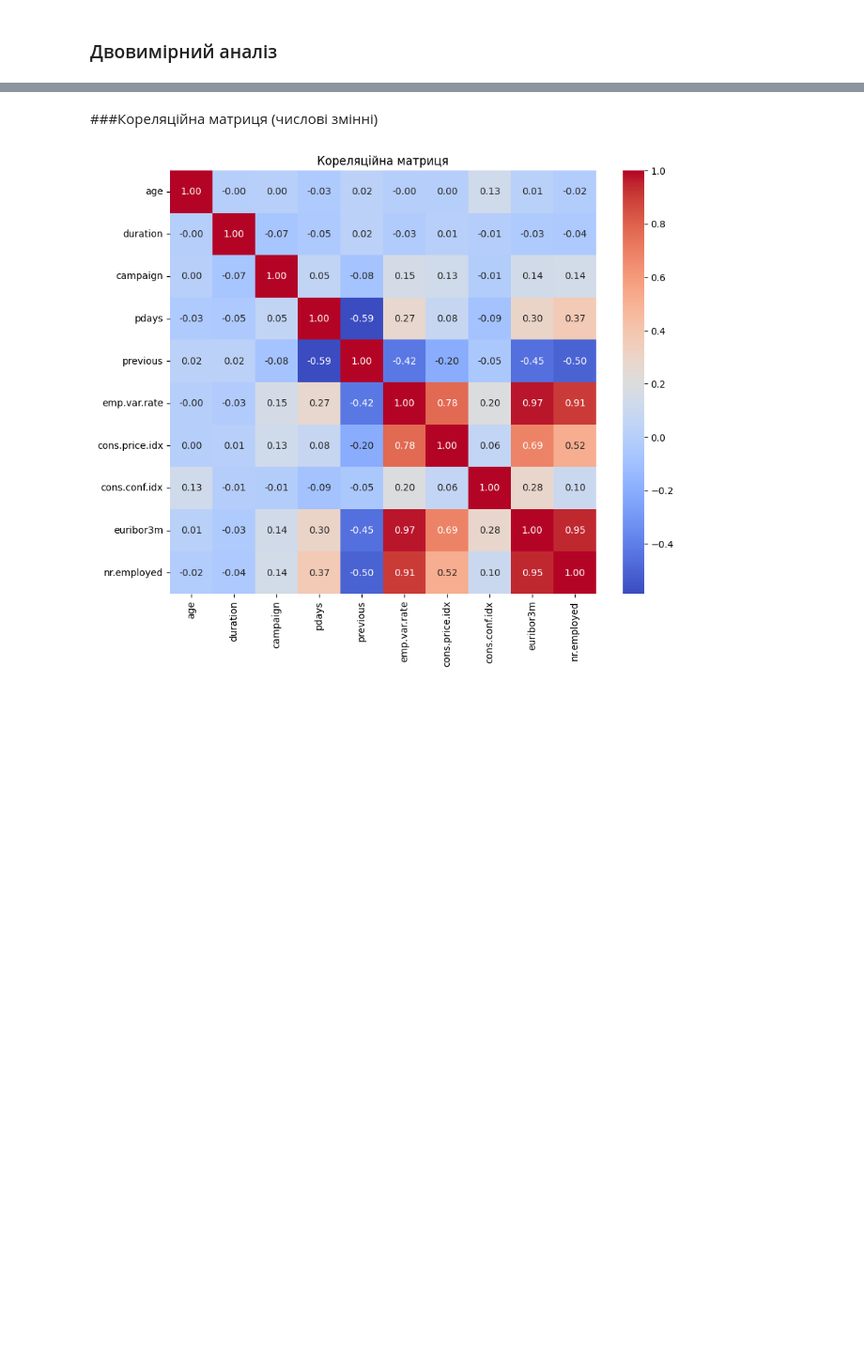
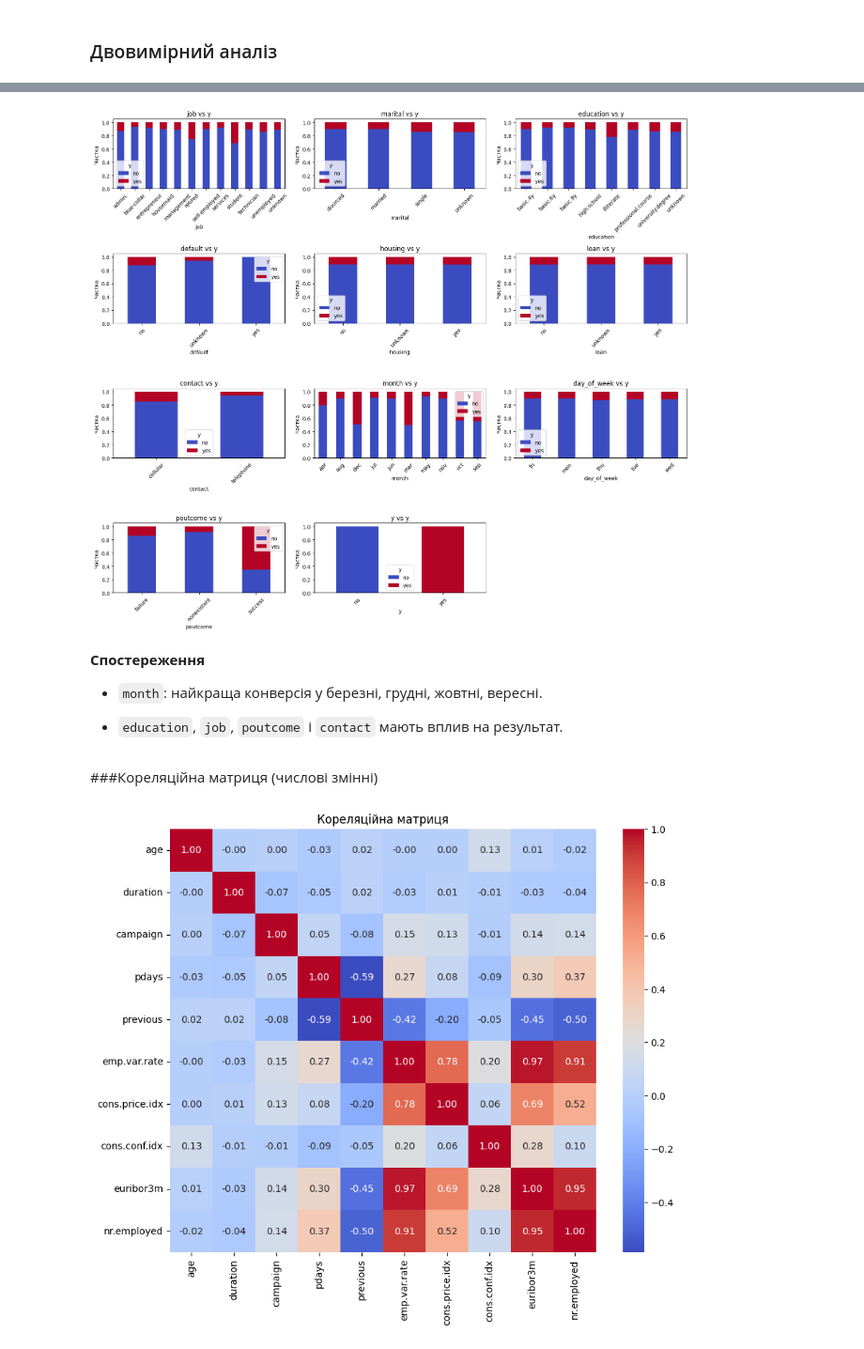
Before and after one commit to veapasichnyk/Deposit-forecasting, a Jupyter notebook: Mid_term_Project.ipynb, the cells around one changed output, grey strips where cells are left out. Shown at 94% size. Cells and saved outputs as stored; diff of their text form; code cells hidden in the pictures; blank space fills up the shorter version.

```diff
--- a/Mid_term_Project.ipynb
+++ b/Mid_term_Project.ipynb
@@ -339,3 +350,36 @@ for col in cat_cols:
+# %%
+# Двовимірний: категоріальні змінні vs y
+# Розміри сітки
+n_cols = 3
+n_rows = int(np.ceil(len(cat_cols) / n_cols))
+
+# Створення полотна
+fig, axes = plt.subplots(n_rows, n_cols, figsize=(n_cols*5, n_rows*4))
+axes = axes.flatten()
+
+# Побудова графіків двовимірного аналізу
+for i, col in enumerate(cat_cols):
+    cross = pd.crosstab(df[col], df['y'], normalize='index')
+    cross.plot(kind='bar', stacked=True, ax=axes[i], colormap='coolwarm', figsize=(16,14))
+    axes[i].set_title(f'{col} vs y')
+    axes[i].set_ylabel('Частка')
+    axes[i].set_xlabel(col)
+    axes[i].tick_params(axis='x', rotation=45)  # Поворот категорій для кращої видимості
+
+# Видалити зайві осі, якщо є
+for j in range(i + 1, len(axes)):
+    fig.delaxes(axes[j])
+
+plt.tight_layout()
+plt.show()
+# %% [output]
+[figure, added]
+# %% [markdown]
+**Спостереження**
+
+- `month`: найкраща конверсія у березні, грудні, жовтні, вересні.
+
+- `education`, `job`, `poutcome` і `contact` мають вплив на результат.
 # %% [markdown]
 ###Кореляційна матриця (числові змінні)
 # %%
```
Also changed, not shown: parts of 94 cells of this notebook.
